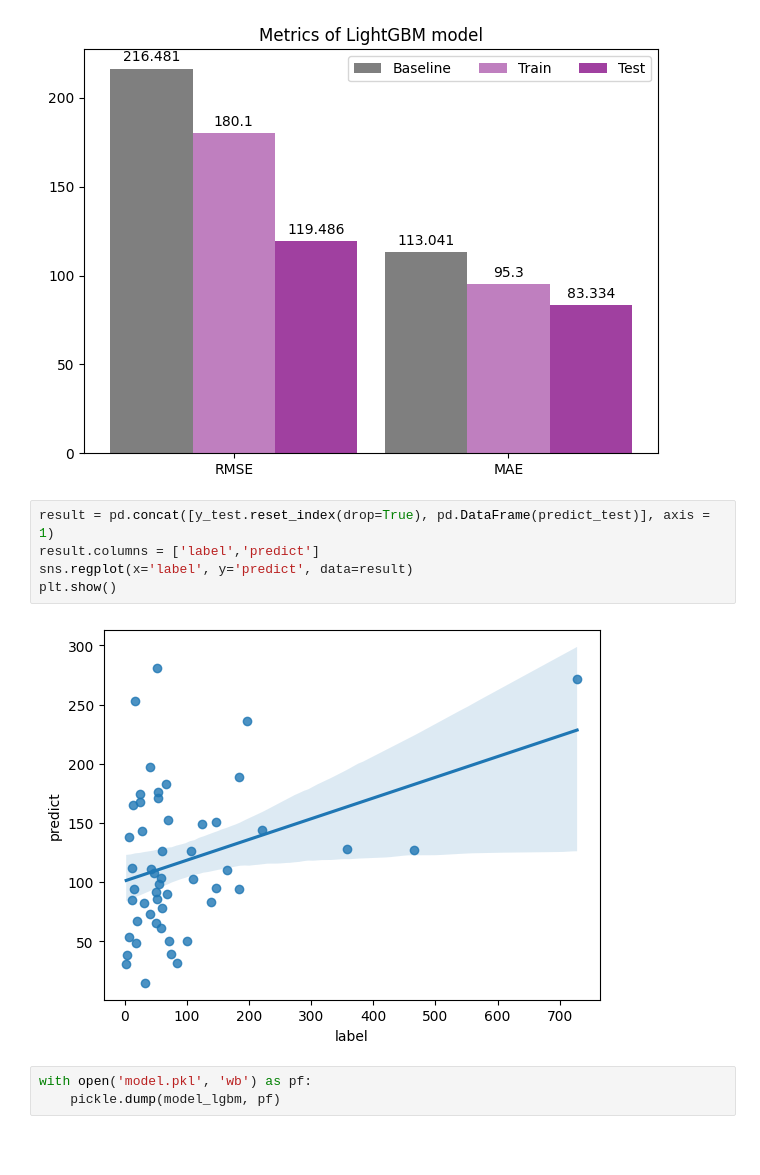
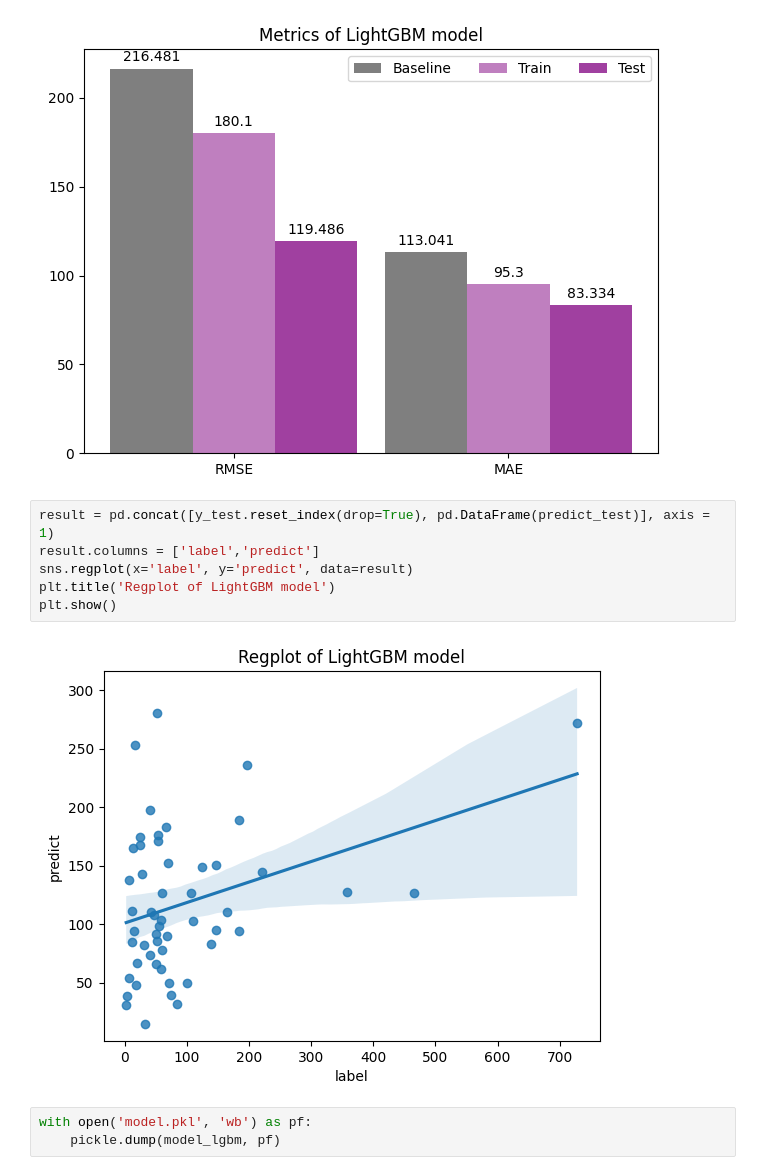
Before and after one commit to kyungjaecheong/Seoul-FP-Weather, a Jupyter notebook: data/modeling-lightgbm.ipynb, the cells around one changed output. Drawn from its saved outputs; the diff is of its cells as text; blank space fills up the shorter version.

Commit message:
Add plot title

```diff
--- a/data/modeling-lightgbm.ipynb
+++ b/data/modeling-lightgbm.ipynb
@@ -192,10 +192,11 @@ plt.show()
 # %%
 result = pd.concat([y_test.reset_index(drop=True), pd.DataFrame(predict_test)], axis = 1)
 result.columns = ['label','predict']
 sns.regplot(x='label', y='predict', data=result)
+plt.title('Regplot of LightGBM model')
 plt.show()
 # %% [output]
-[figure, old version]
+[figure, new version]
 # %%
 with open('model.pkl', 'wb') as pf:
     pickle.dump(model_lgbm, pf)
```
